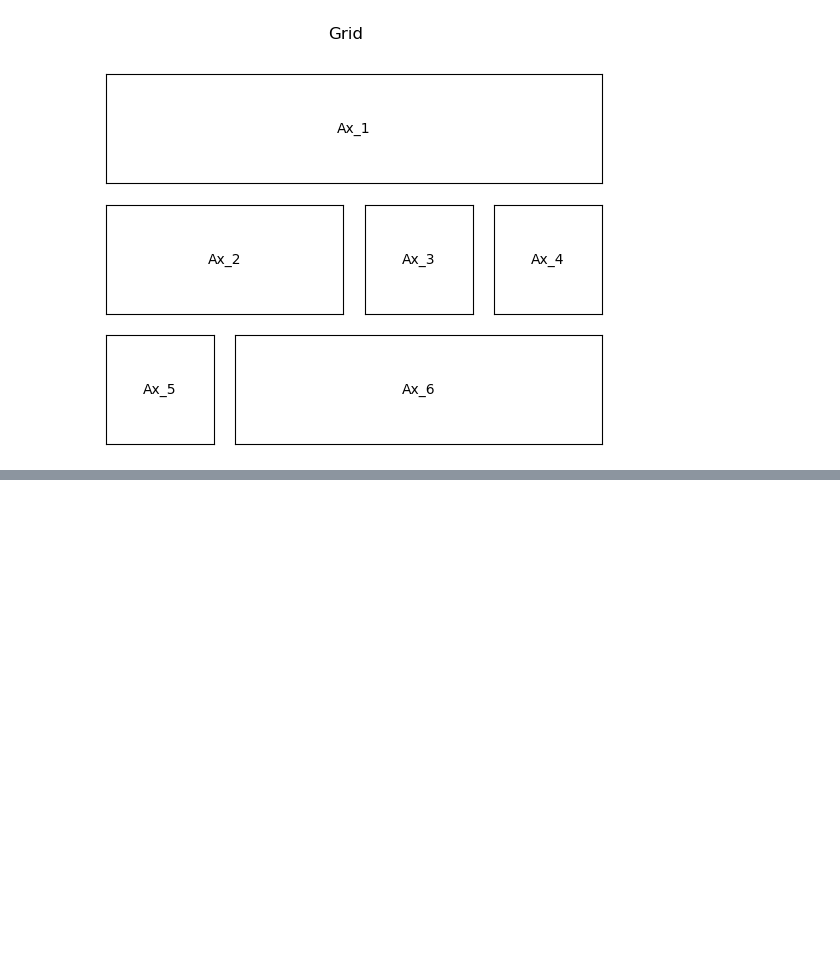
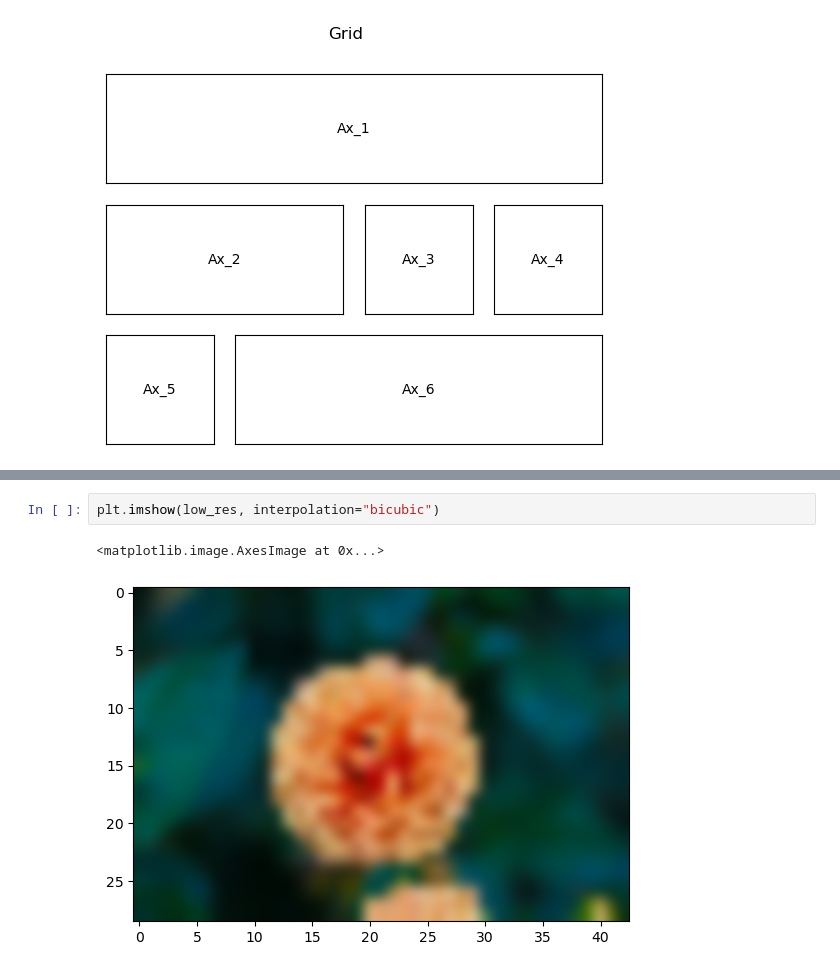
Before and after one commit to Michal-Radomski/Python-Data-Visualization, a Jupyter notebook: 01 Data Visualization/01_Matplotlib/image.ipynb, the cells around one changed output, grey strips where cells are left out. Cells and saved outputs as stored; diff of their text form; blank space fills up the shorter version.

```diff
--- a/01 Data Visualization/01_Matplotlib/image.ipynb
+++ b/01 Data Visualization/01_Matplotlib/image.ipynb
@@ -84,0 +103,5 @@ ax4.hist(flower[...,2].flatten(), alpha=0.3, color="b", edgecolor="b", linewidth
+# %%
+plt.imshow(low_res, interpolation="bicubic")
+# %% [output]
+<matplotlib.image.AxesImage at 0x...>
+[figure, added]
```
Also changed, not shown: parts of 6 cells of this notebook, 2 other files.
